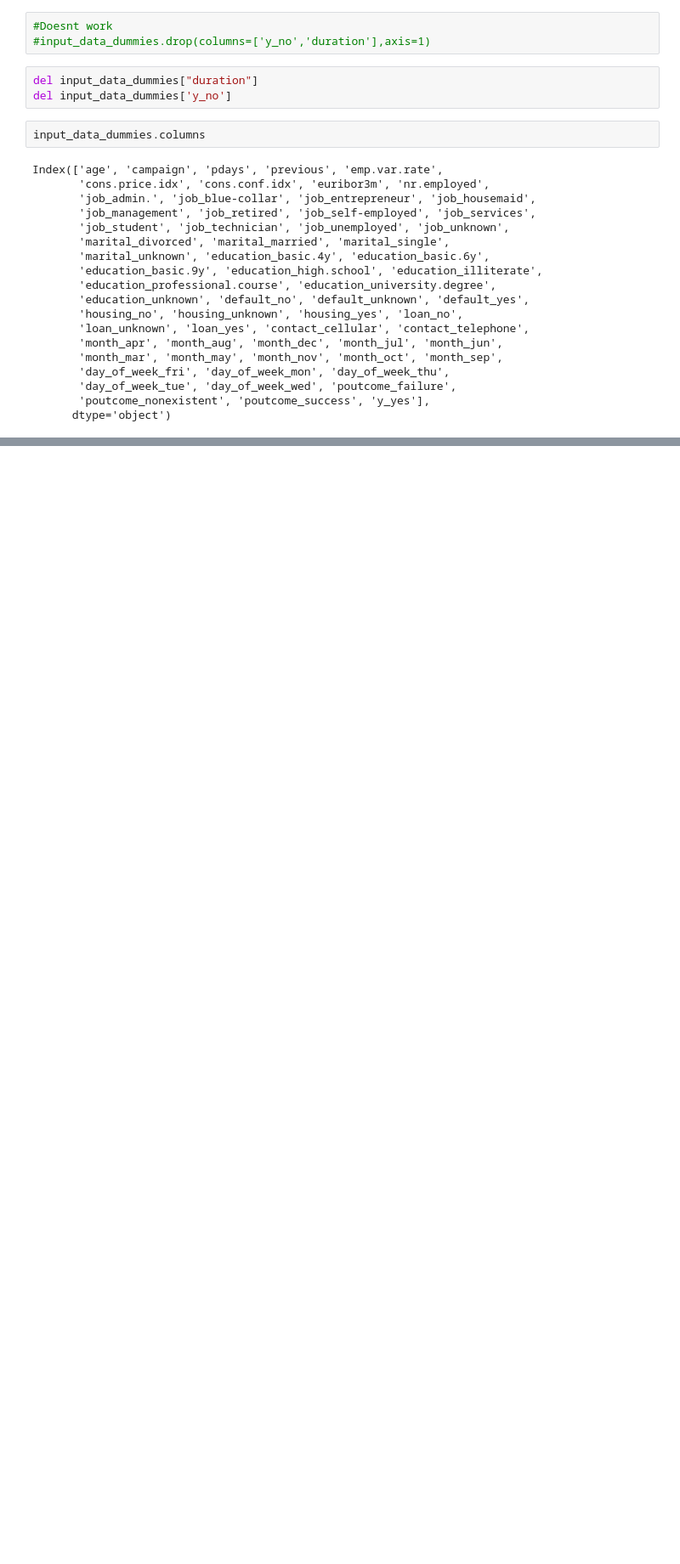
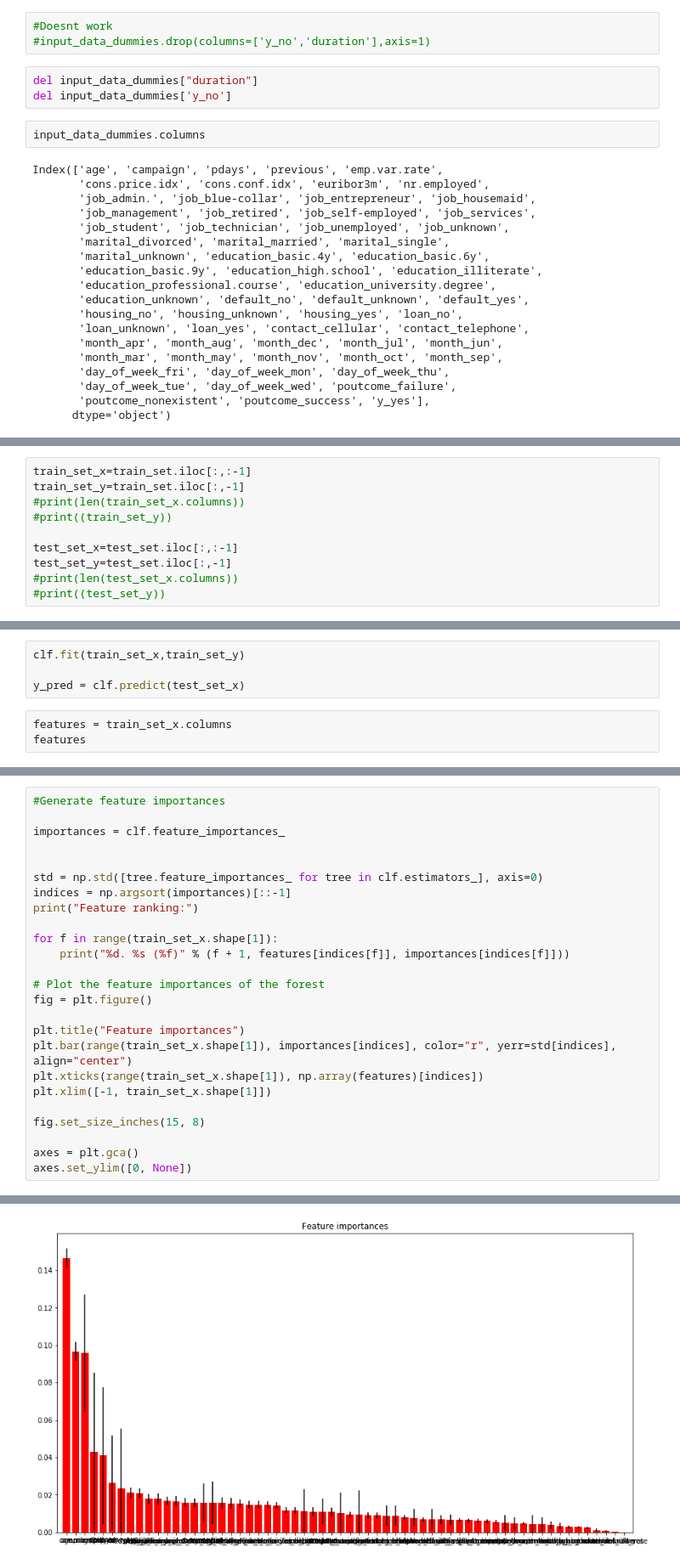
Before and after one commit to GurkiratSarna/Information-Retrieval, a Jupyter notebook: bank_classification.ipynb, the cells around one changed output, grey strips where cells are left out. Shown at 85% size. Drawn from its saved outputs; the diff is of its cells as text; blank space fills up the shorter version.

```diff
--- a/bank_classification.ipynb
+++ b/bank_classification.ipynb
@@ -90,0 +117,10 @@ Index(['age', 'campaign', 'pdays', 'previous', 'emp.var.rate',
+# %%
+train_set_x=train_set.iloc[:,:-1]
+train_set_y=train_set.iloc[:,-1]
+#print(len(train_set_x.columns))
+#print((train_set_y))
+
+test_set_x=test_set.iloc[:,:-1]
+test_set_y=test_set.iloc[:,-1]
+#print(len(test_set_x.columns))
+#print((test_set_y))
@@ -90,0 +163,7 @@ Index(['age', 'campaign', 'pdays', 'previous', 'emp.var.rate',
+# %%
+clf.fit(train_set_x,train_set_y)
+
+y_pred = clf.predict(test_set_x)
+# %%
+features = train_set_x.columns
+features
@@ -90,0 +189,26 @@ Index(['age', 'campaign', 'pdays', 'previous', 'emp.var.rate',
+# %%
+#Generate feature importances
+
+importances = clf.feature_importances_
+
+
+std = np.std([tree.feature_importances_ for tree in clf.estimators_], axis=0)
+indices = np.argsort(importances)[::-1]
+print("Feature ranking:")
+
+for f in range(train_set_x.shape[1]):
+    print("%d. %s (%f)" % (f + 1, features[indices[f]], importances[indices[f]]))
+
+# Plot the feature importances of the forest
+fig = plt.figure()
+
+plt.title("Feature importances")
+plt.bar(range(train_set_x.shape[1]), importances[indices], color="r", yerr=std[indices], align="center")
+plt.xticks(range(train_set_x.shape[1]), np.array(features)[indices])
+plt.xlim([-1, train_set_x.shape[1]])
+
+fig.set_size_inches(15, 8)
+
+axes = plt.gca()
+axes.set_ylim([0, None])
+# %% [output]
@@ -90,0 +233 @@ Index(['age', 'campaign', 'pdays', 'previous', 'emp.var.rate',
+[figure, added]
```
Also changed, not shown: parts of 9 cells of this notebook.
